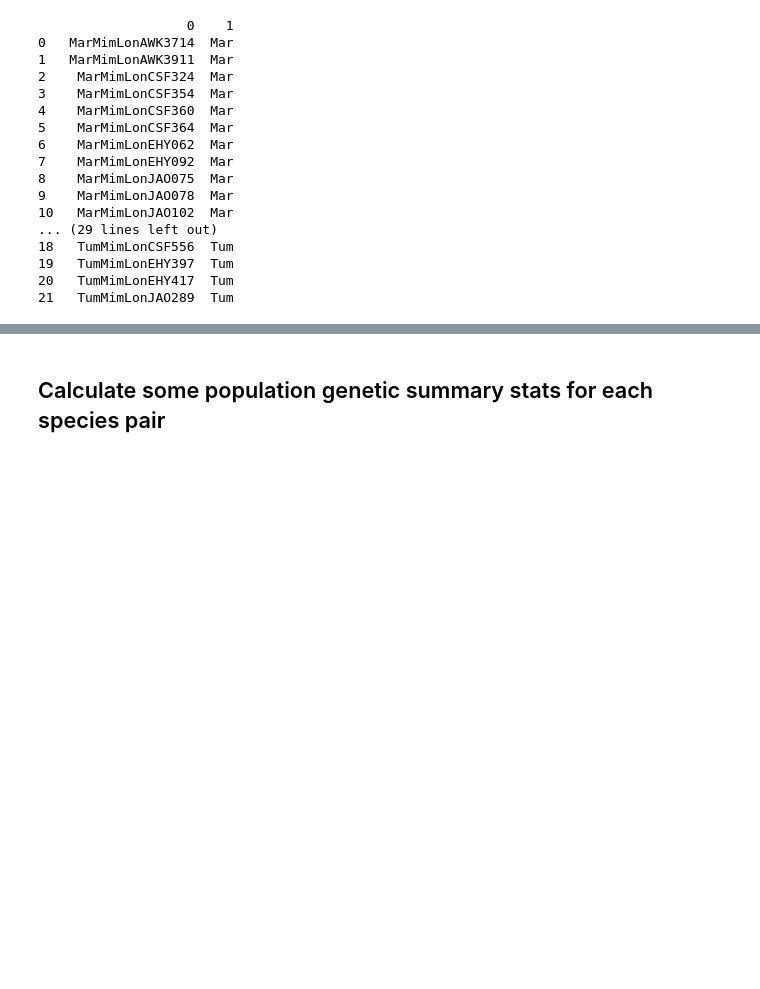
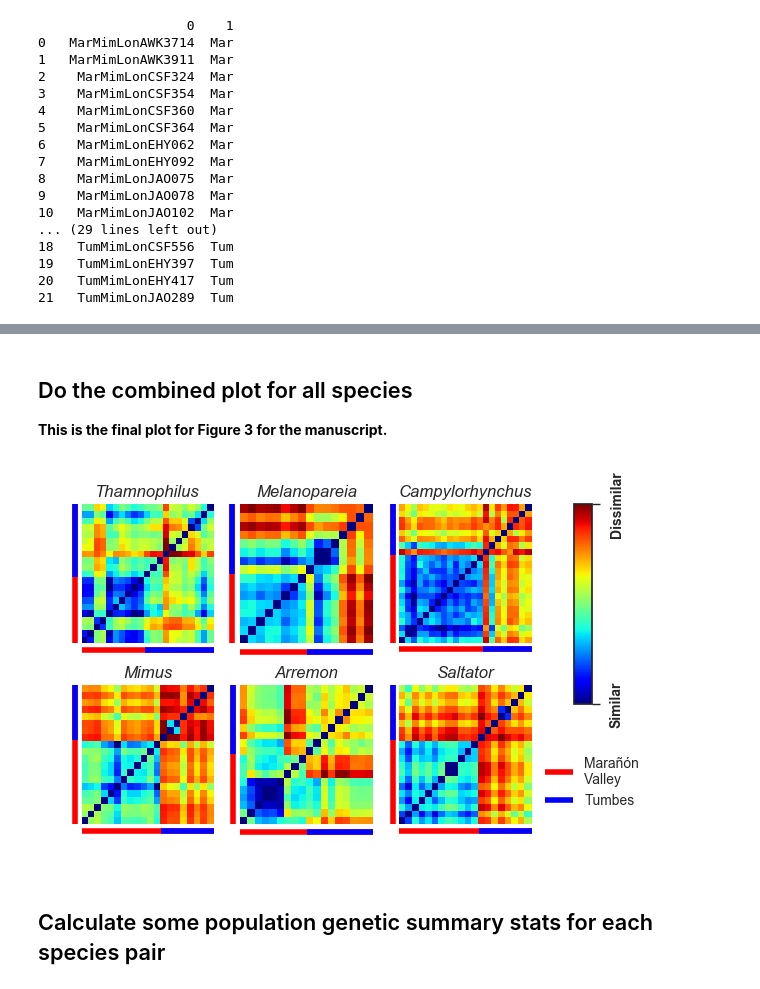
Before and after one commit to isaacovercast/lab-notebooks, a Jupyter notebook: martum/MarTum-PCA.ipynb, the cells around one changed output, grey strips where cells are left out. Cells and saved outputs as stored; diff of their text form; code cells hidden in the pictures; blank space fills up the shorter version.

```diff
--- a/martum/MarTum-PCA.ipynb
+++ b/martum/MarTum-PCA.ipynb
@@ -204,3 +223,73 @@ Doing - Thamnophilus
+# %% [markdown]
+## Do the combined plot for all species
+
+__This is the final plot for Figure 3 for the manuscript.__
+# %%
+sp_in_order = ['Thamnophilus', 'Melanopareia', 'Campylorhynchus', 'Mimus', 'Arremon', 'Saltator']
+
+sp_hlines = {"Thamnophilus":[10,21], 'Melanopareia':[8,16], 'Campylorhynchus':[14,22],\
+             'Mimus':[12,20], 'Arremon':[9,18], 'Saltator':[12,20]}
+## This is the way to do it simply w/o having the separate axis for the colorbar
+f, axarr = plt.subplots(2, 3, figsize=(6,4), dpi=1000)
+axarr = [a for b in axarr for a in b]
+
+linewidth = 4
+mar_col = "r"
+tum_col = "b"
+
+for species, ax in zip(sp_in_order, axarr):
+    dist = distances[species]
+
+    ## Doing it this way works, but allel uses imshow internally which rasterizes the image
+    #allel.plot.pairwise_distance(dist, labels=None, ax=ax, colorbar=False)
+
+    ## Create the pcolormesh by hand
+    dat = ensure_square(dist)
+
+    ## for some reason np.flipud(dat) is chopping off one row of data
+    p = ax.pcolormesh(np.arange(0,len(dat[0])), np.arange(0,len(dat[0])), dat,\
+        cmap="jet", vmin=np.min(dist), vmax=np.max(dist))
+    ## Clip all heatmaps to actual sample size
+    p.axes.axis("tight")
+
+    ax.set_title(species, style="italic")
+    ax.axison = False
+
+    ## Draw horizontal lines to indicate subpopulations
+    mar_hline = ax.axhline(-1, zorder=20, linewidth=linewidth, color=mar_col, solid_capstyle="butt")
+    mar_hline.set_clip_on(False)
+    ## Fake line, doesn't draw but we need it for the legend.
+    tum_line = ax.axhline(-2, zorder=0, linewidth=linewidth, color=tum_col, solid_capstyle="butt")
+    tum_hline = ax.plot(sp_hlines[species], [-1, -1], linewidth=linewidth, color=tum_col, linestyle="-", \
+                       zorder=21, solid_capstyle="butt")
+    tum_hline[0].set_clip_on(False)
+
+    ## Draw vertical lines
+    mar_vline = ax.axvline(-1, zorder=20, linewidth=linewidth, color=mar_col, solid_capstyle="butt")
+    mar_vline.set_clip_on(False)
+    tum_vline = ax.plot([-1, -1], sp_hlines[species], linewidth=linewidth, color=tum_col, linestyle="-", zorder=21, solid_capstyle="butt")
+    tum_vline[0].set_clip_on(False)
+
+    ## Clean up the 0,0 box
+    ax.plot([-2, -2], [-0.8, -2.1], color="w", zorder=22, linewidth=linewidth, solid_capstyle="butt")
+    ax.plot([-0.75, -2.2], [-2, -2], color="w", zorder=22, linewidth=linewidth, solid_capstyle="butt")
+
+## Add the colorbar
+cax = f.add_axes([0.87, 0.4, 0.03, 0.5])
+cb1 = matplotlib.colorbar.ColorbarBase(cax, cmap="jet", orientation="vertical", ticks=([0,1]))
+cb1.ax.set_yticklabels(['Similar', "Dissimilar"], weight="bold", rotation="vertical")
+
+## Add the legend
+lax = f.add_axes([0.8, 0.1, 0.2, 0.2])
+leg = lax.legend([mar_hline, tum_line], [u'Marañón\nValley', 'Tumbes'])
+lax.axis("off")
+
+## This doesn't do what i want it to do
+#plt.subplots_adjust(right=0.05)
+plt.subplots_adjust(left=0.05, bottom=0.1, right=0.8, top=0.9, wspace=0.2, hspace=0.3)
+plt.savefig("/Users/iovercast/Desktop/wat.eps", format="eps", dpi=1000)
+# %% [output]
+[figure, added]
 # %% [markdown]
 ## Calculate some population genetic summary stats for each species pair
 # %%
```
Also changed, not shown: parts of 8 cells of this notebook, 5 other files.
